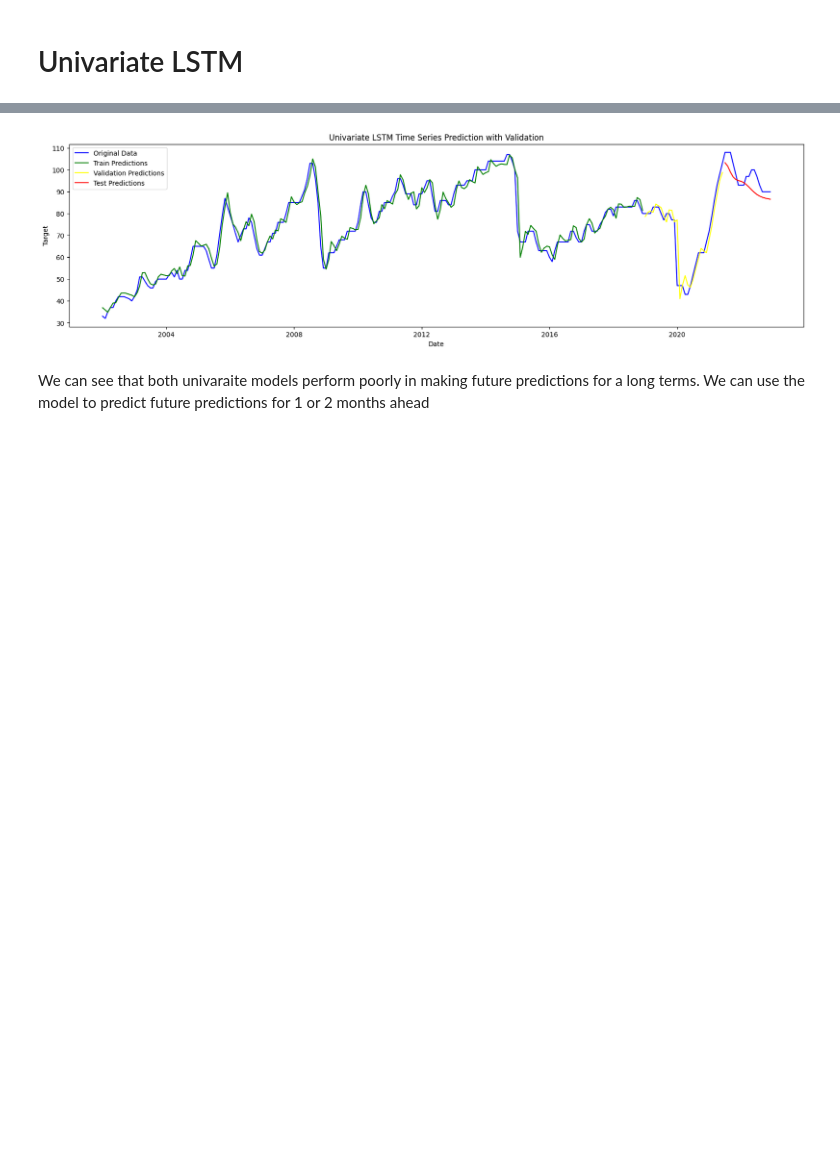
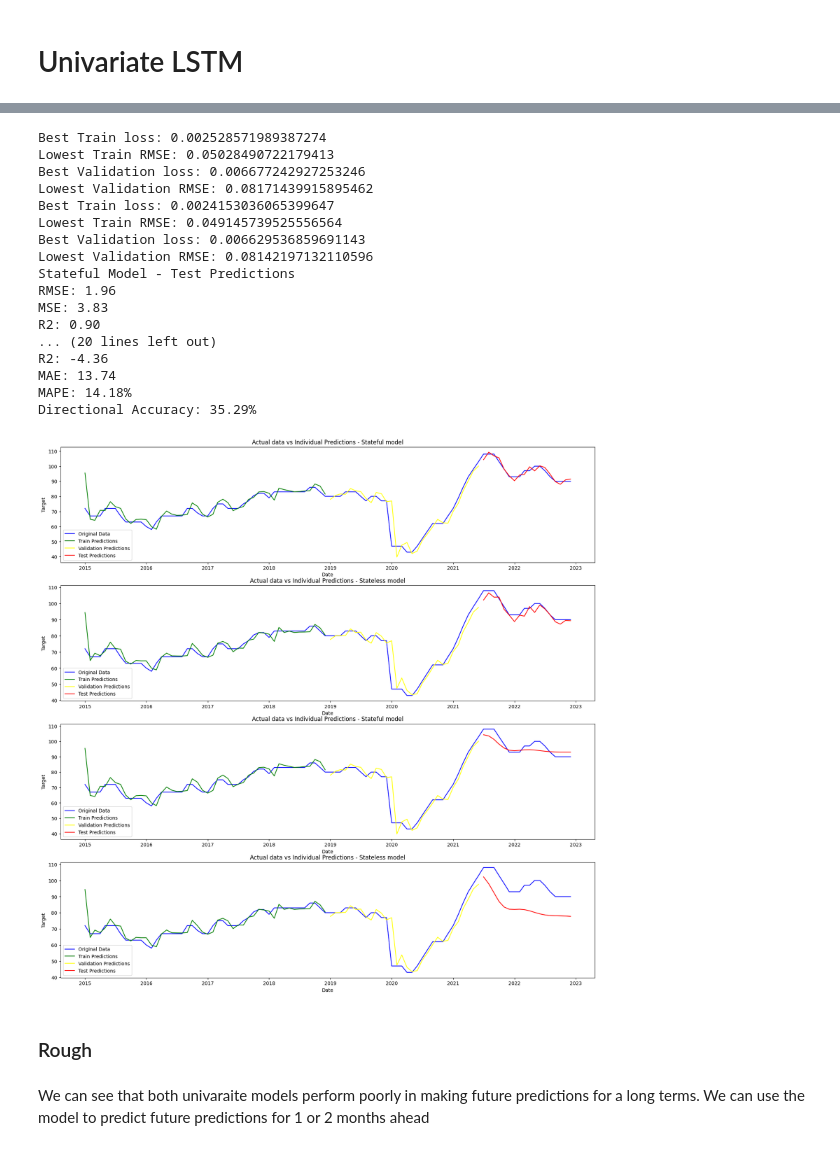
Before and after one commit to ge0rgeth0mas/domestic-market-blow-molding, a Jupyter notebook: domestic_market_blow_molding/modeling/univariate_LSTM_modeling.ipynb, the cells around one changed output, grey strips where cells are left out. Drawn from its saved outputs; the diff is of its cells as text; code cells hidden in the pictures; blank space fills up the shorter version.

Commit message:
LSTM updated

```diff
--- a/domestic_market_blow_molding/modeling/univariate_LSTM_modeling.ipynb
+++ b/domestic_market_blow_molding/modeling/univariate_LSTM_modeling.ipynb
@@ -165,14 +98,14 @@ def is_lstm_stateful(model):
             return layer.stateful
     return None
 # %%
-def make_predictions(X, model):
+def make_predictions(X, model, look_back, n_features):
+    predictions = []
     stateful = is_lstm_stateful(model)    #check if model was stateful
     if stateful:
-        predictions = []
         for i in range(len(X)):
             sample = np.reshape(X[i], (1, look_back, n_features))
-            predictions.append(model.predict(sample))
+            predictions.append(model.predict(sample, verbose=0))
         predictions = np.array(predictions)
     else:
-        predictions = model.predict(X)
+        predictions = model.predict(X, verbose=0)
     return predictions.reshape(len(predictions),1)
@@ -327,12 +144,0 @@ plt.show()
-# %%
-# We can also check how the model makes future predictions using it's own predictions
-def future_predictions(X, model):
-    predictions = []
-    for i in range(len(X)):
-        if len(predictions)<look_back:
-            sample = np.reshape(np.vstack((X[i][:(look_back-len(predictions))], np.reshape(predictions, (len(predictions),1)))), (1, look_back, n_features))
-        else:
-            sample = np.reshape(predictions[(i-look_back):i], (1, look_back, n_features))
-        predictions.append(model.predict(sample))
-    predictions = np.array(predictions)
-    return predictions.reshape(len(predictions),1)
@@ -445,15 +145,8 @@ plt.show()
-# %%
-import matplotlib.pyplot as plt
-
-plt.figure(figsize=(20,5))
-plt.plot(compare_future2.index, compare_future2['target'], color='blue', label='Original Data')
-plt.plot(compare_future2.index[:-(test_size+val_size)], compare_future2['prediction'][:-(test_size+val_size)], color='green', label='Train Predictions')
-plt.plot(compare_future2.index[-(test_size+val_size):-(test_size)], compare_future2['prediction'][-(test_size+val_size):-(test_size)], color='yellow', label='Validation Predictions')
-plt.plot(compare_future2.index[-(test_size):], compare_future2['prediction'][-(test_size):], color='red', label='Test Predictions')
-plt.legend()
-plt.title('Univariate LSTM Time Series Prediction with Validation')
-plt.xlabel('Date')
-plt.ylabel('Target')
-plt.show()
-# %% [output]
-[figure, removed]
+# %%
+def comparison_df(sf_train_val_pred, sl_train_val_pred, sf_y_pred, sl_y_pred, sf_y_futr, sl_y_futr, look_back):
+    compare_df= uv_data[look_back:].copy()
+    compare_df['stateful_train_prediction']=list(np.hstack((sf_train_val_pred, sf_y_pred)))
+    compare_df['stateless_train_prediction']=list(np.hstack((sl_train_val_pred, sl_y_pred)))
+    compare_df['stateful_future_prediction']=list(np.hstack((sf_train_val_pred, sf_y_futr)))
+    compare_df['stateless_future_prediction']=list(np.hstack((sl_train_val_pred, sl_y_futr)))
+    return compare_df
@@ -459,0 +235,35 @@ plt.show()
+# %%
+look_back = 24
+n_features = 1
+
+test_size = 18
+val_size =30
+
+batch_size= 1
+learning_rate=  0.005
+epochs= 50
+LSTM_units=32
+add_dense=32
+
+LSTM_performance_check(look_back, n_features, test_size, val_size, batch_size, learning_rate, epochs, LSTM_units, add_dense)
+# %% [output]
+Best Train loss: 0.002528571989387274
+Lowest Train RMSE: 0.05028490722179413
+Best Validation loss: 0.006677242927253246
+Lowest Validation RMSE: 0.08171439915895462
+Best Train loss: 0.0024153036065399647
+Lowest Train RMSE: 0.049145739525556564
+Best Validation loss: 0.006629536859691143
+Lowest Validation RMSE: 0.08142197132110596
+Stateful Model - Test Predictions
+RMSE: 1.96
+MSE: 3.83
+R2: 0.90
+... (20 lines left out)
+R2: -4.36
+MAE: 13.74
+MAPE: 14.18%
+Directional Accuracy: 35.29%
+[figure, added]
+# %% [markdown]
+### Rough
```
Also changed, not shown: parts of 57 cells of this notebook, 2 other files.
